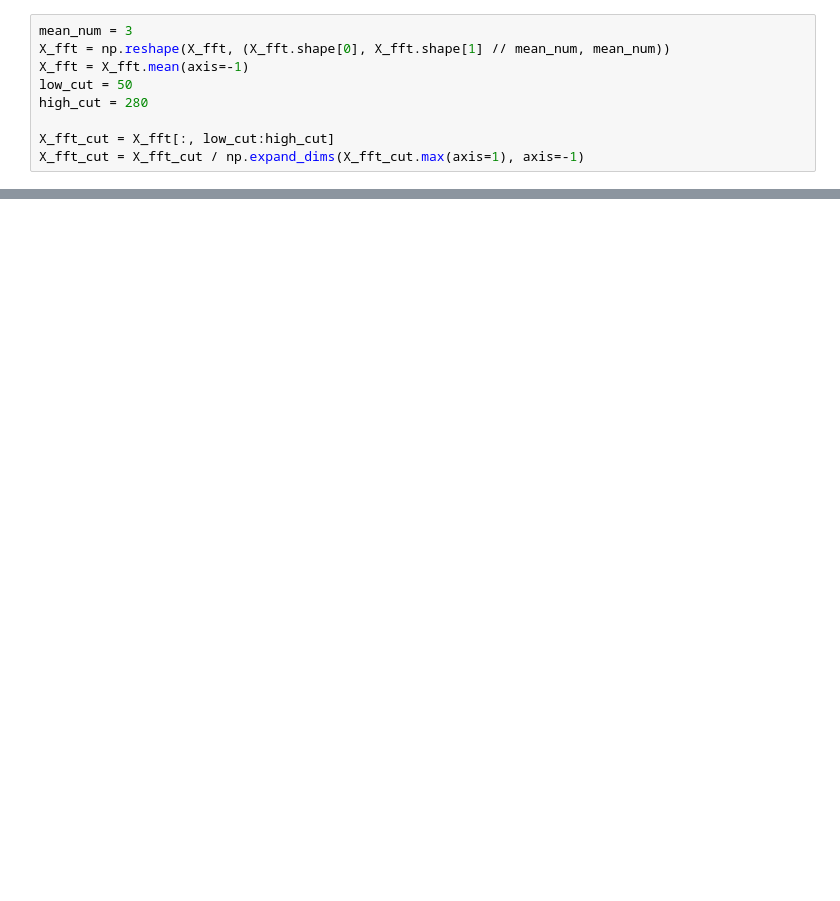
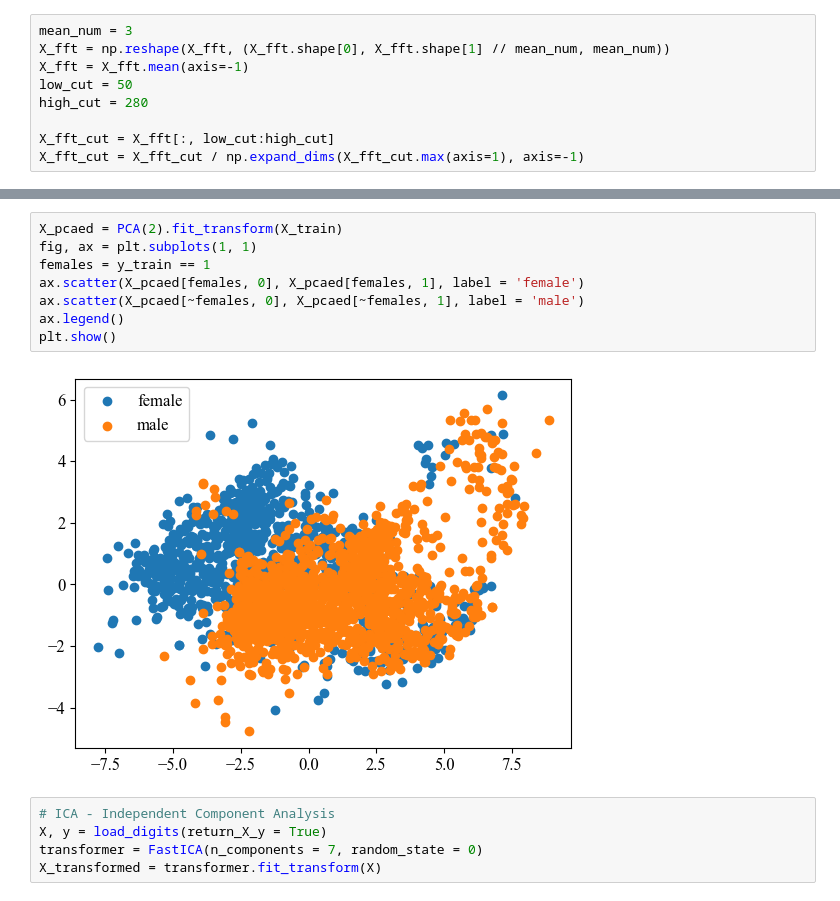
Before and after one commit to Shengan01/Lab, a Jupyter notebook: Lab4/Lab4 - PCA, Fourier Analysis - gender recognition based on voice recording.ipynb, the cells around one changed output, grey strips where cells are left out. Saved outputs shown, nothing was run; the diff lists cells and outputs as text; blank space fills up the shorter version.

```diff
--- a/Lab4/Lab4 - PCA, Fourier Analysis - gender recognition based on voice recording.ipynb
+++ b/Lab4/Lab4 - PCA, Fourier Analysis - gender recognition based on voice recording.ipynb
@@ -117,0 +124,15 @@ See the caveats in the documentation: https://pandas.pydata.org/pandas-docs/stab
+# %%
+X_pcaed = PCA(2).fit_transform(X_train)
+fig, ax = plt.subplots(1, 1)
+females = y_train == 1
+ax.scatter(X_pcaed[females, 0], X_pcaed[females, 1], label = 'female')
+ax.scatter(X_pcaed[~females, 0], X_pcaed[~females, 1], label = 'male')
+ax.legend()
+plt.show()
+# %% [output]
+[figure, added]
+# %%
+# ICA - Independent Component Analysis
+X, y = load_digits(return_X_y = True)
+transformer = FastICA(n_components = 7, random_state = 0)
+X_transformed = transformer.fit_transform(X)
```
Also changed, not shown: parts of 7 cells of this notebook.
